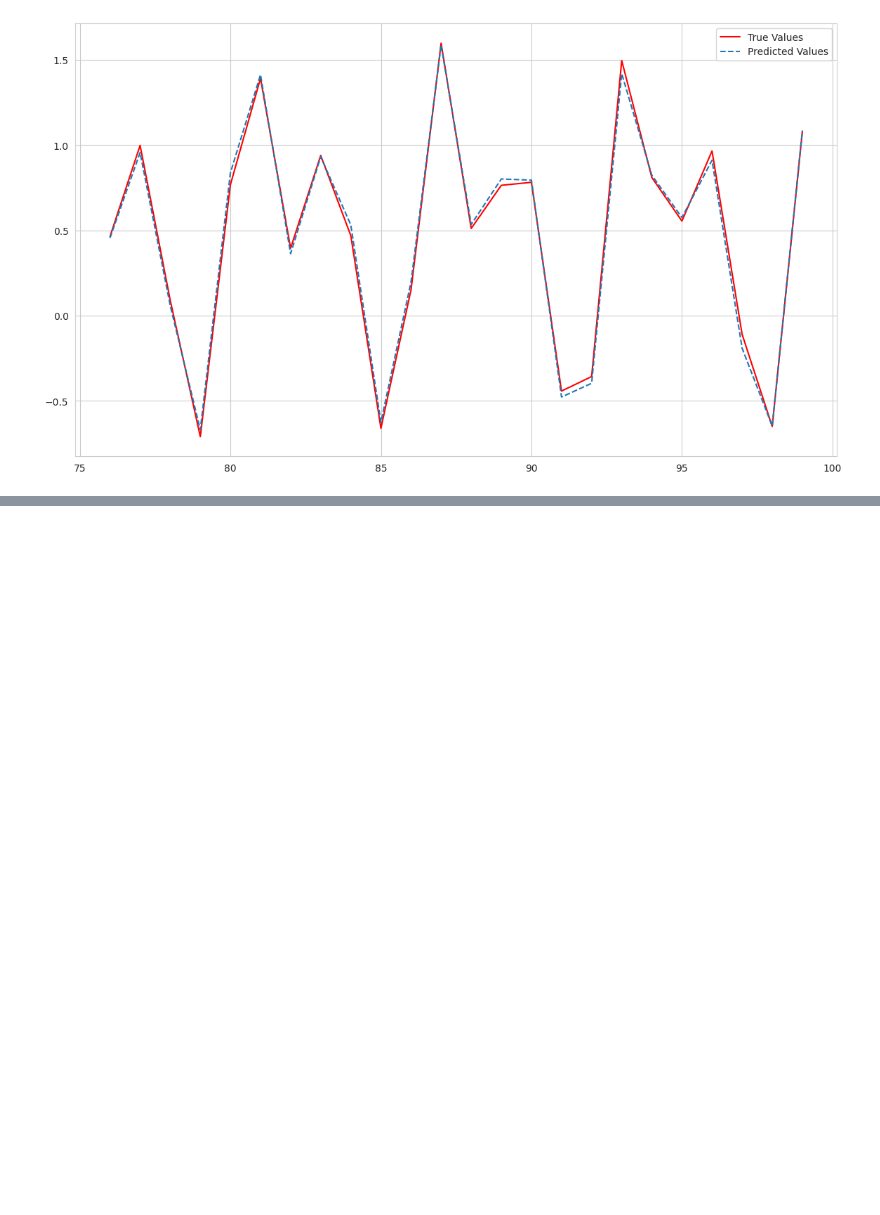
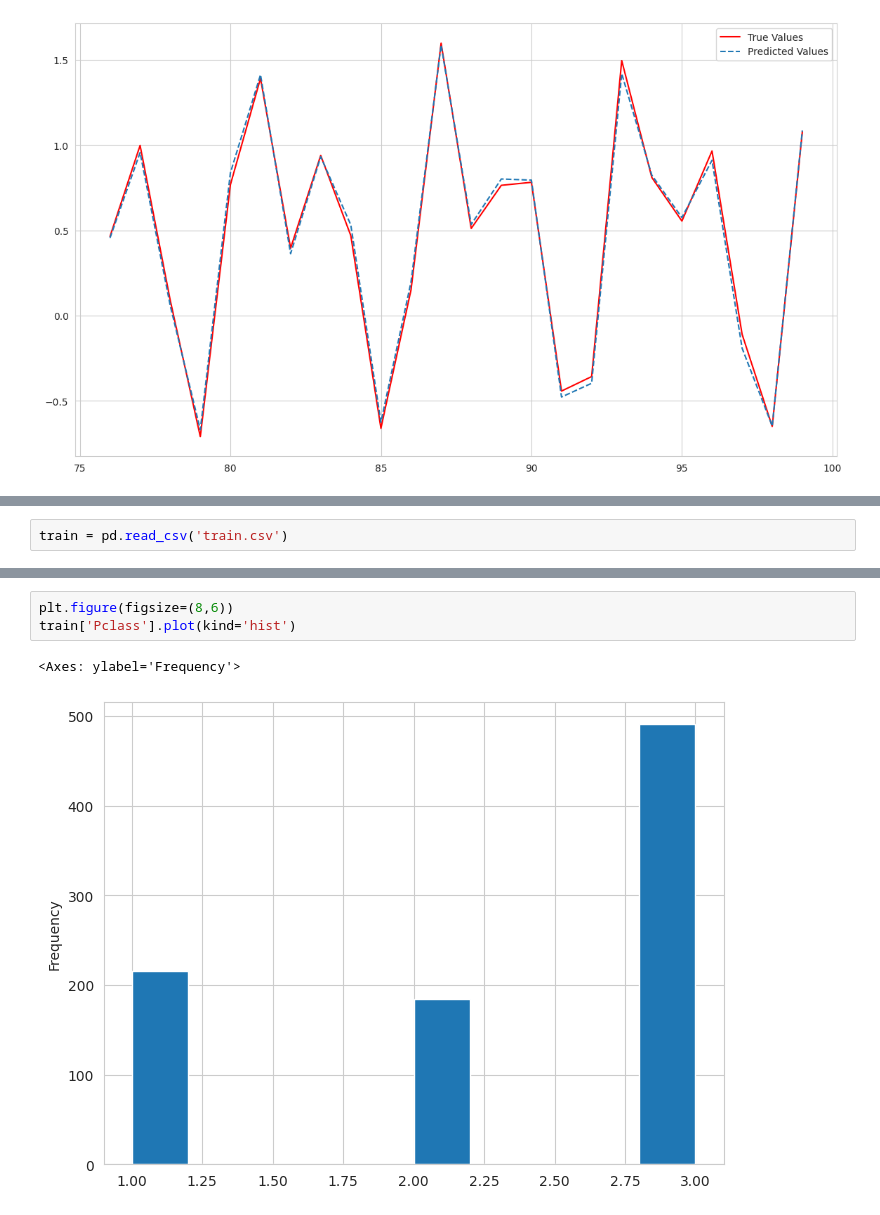
Before and after one commit to gregorylira/Deep-Learning-Mestrado, a Jupyter notebook: Atividade 1/main.ipynb, the cells around one changed output, grey strips where cells are left out. Cells and saved outputs as stored; diff of their text form; blank space fills up the shorter version.

```diff
--- a/Atividade 1/main.ipynb
+++ b/Atividade 1/main.ipynb
@@ -1166,0 +1196,2 @@ ax.legend(loc='best')
+# %%
+train = pd.read_csv('train.csv')
@@ -1166,0 +1239,6 @@ ax.legend(loc='best')
+# %%
+plt.figure(figsize=(8,6))
+train['Pclass'].plot(kind='hist')
+# %% [output]
+<Axes: ylabel='Frequency'>
+[figure, added]
```
Also changed, not shown: parts of 85 cells of this notebook, 4 other files.
